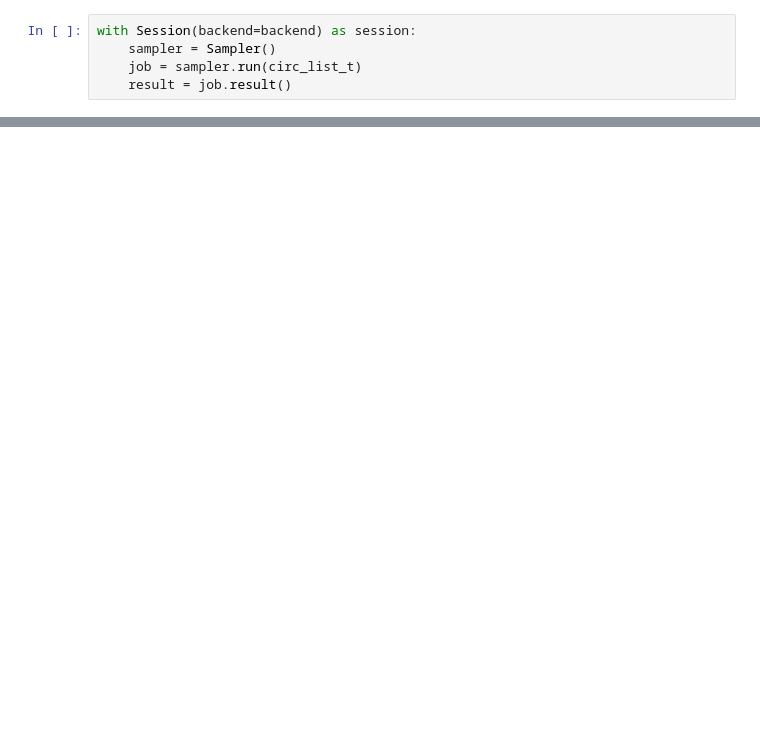
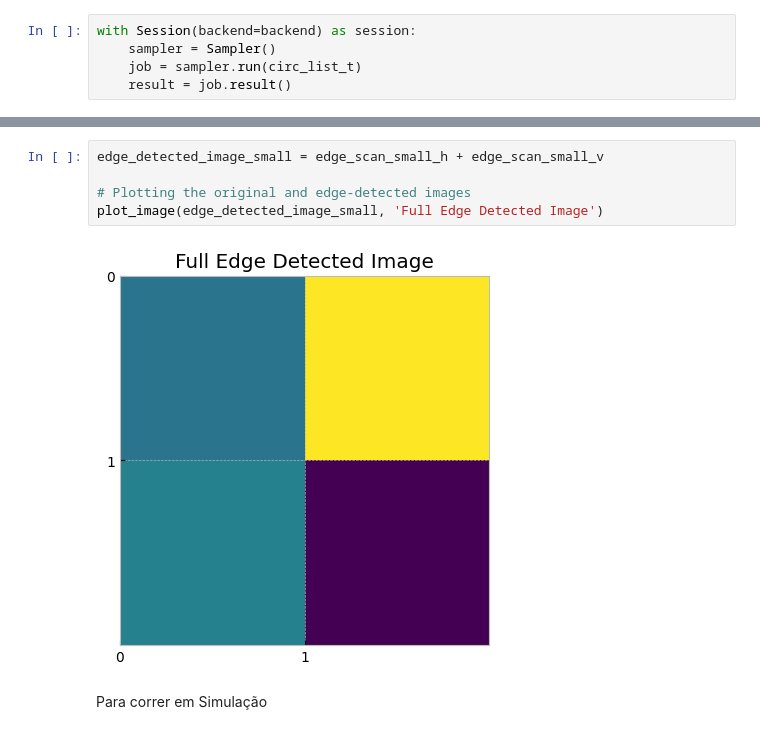
Before and after one commit to HiddenGarcia/AQA, a Jupyter notebook: Main.ipynb, the cells around one changed output, grey strips where cells are left out. Drawn from its saved outputs; the diff is of its cells as text; blank space fills up the shorter version.

```diff
--- a/Main.ipynb
+++ b/Main.ipynb
@@ -227,0 +242,9 @@ for bitstring, prob in quasi_dist.items():
+# %%
+edge_detected_image_small = edge_scan_small_h + edge_scan_small_v
+
+# Plotting the original and edge-detected images
+plot_image(edge_detected_image_small, 'Full Edge Detected Image')
+# %% [output]
+[figure, added]
+# %% [markdown]
+Para correr em Simulação
```
Also changed, not shown: parts of 18 cells of this notebook, 1 other file.
